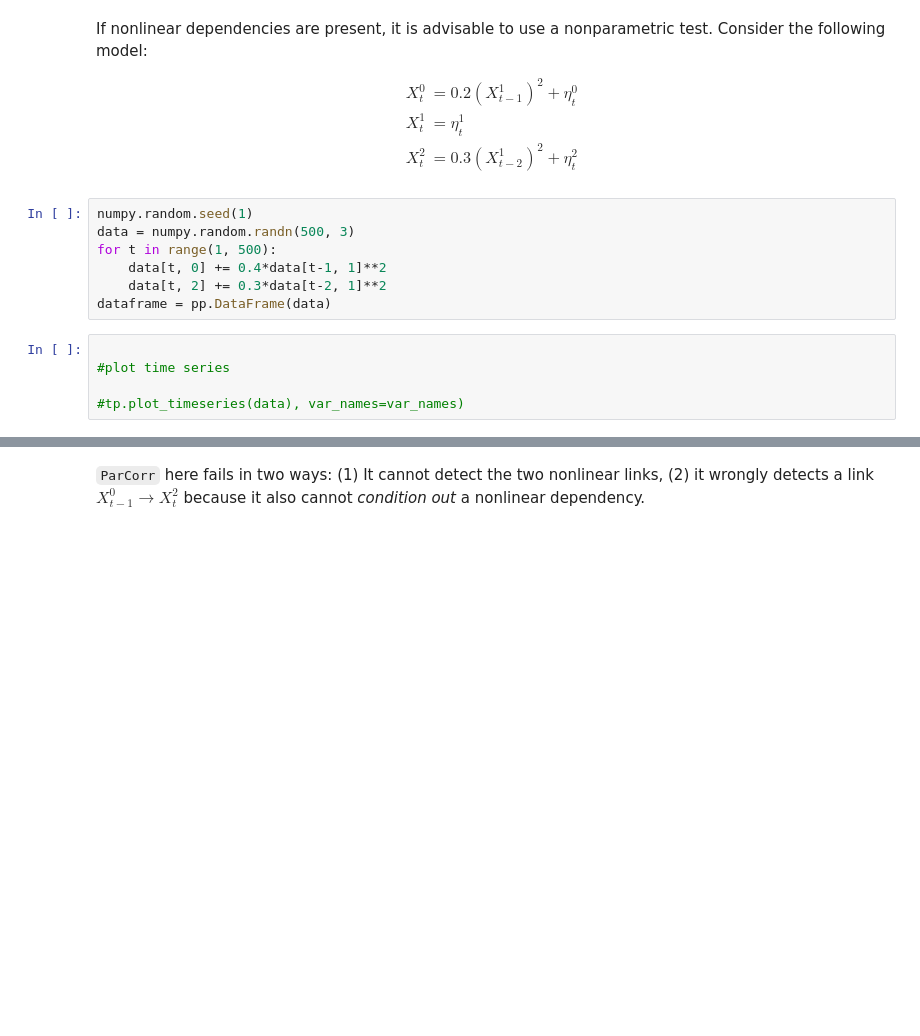
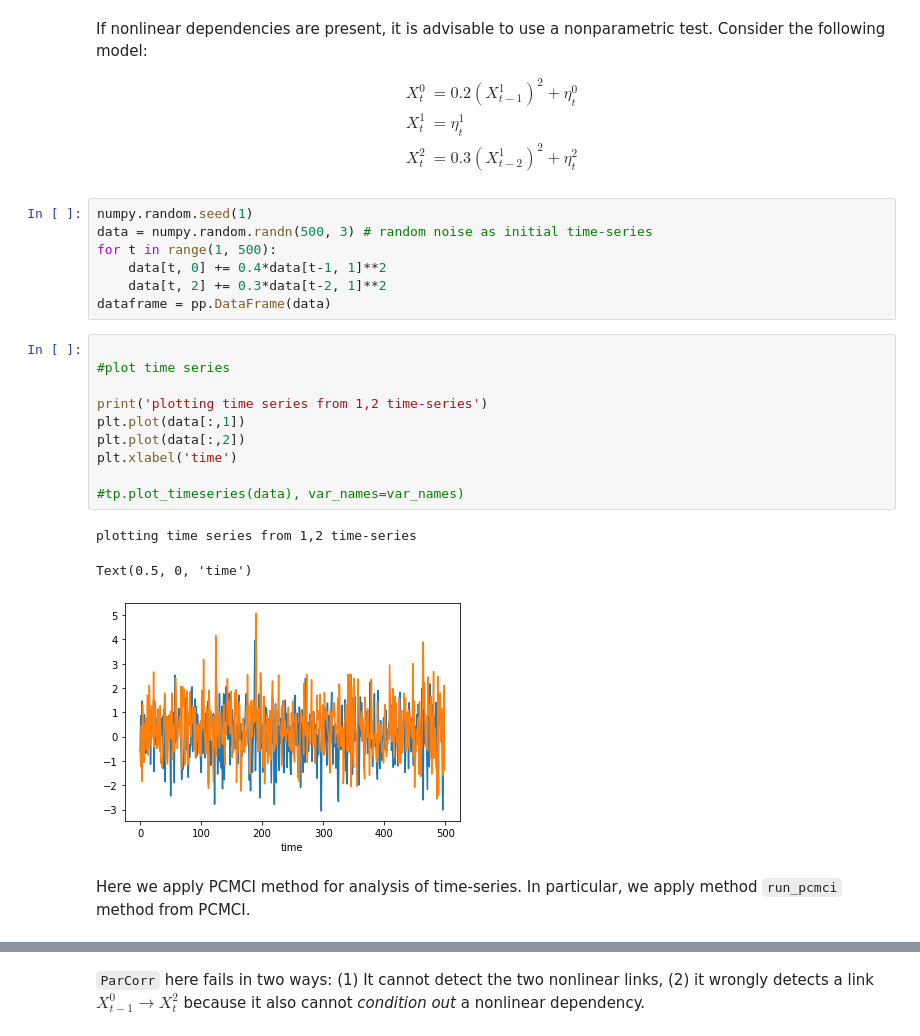
Before and after one commit to Liyubov/tigramite, a Jupyter notebook: causalityinference-standardmethods-windows.ipynb, the cells around one changed output, grey strips where cells are left out. Drawn from its saved outputs; the diff is of its cells as text; blank space fills up the shorter version.

```diff
--- a/causalityinference-standardmethods-windows.ipynb
+++ b/causalityinference-standardmethods-windows.ipynb
@@ -321,7 +362,7 @@ If nonlinear dependencies are present, it is advisable to use a nonparametric te
 \end{align*}
 # %%
 numpy.random.seed(1)
-data = numpy.random.randn(500, 3)
+data = numpy.random.randn(500, 3) # random noise as initial time-series
 for t in range(1, 500):
     data[t, 0] += 0.4*data[t-1, 1]**2
     data[t, 2] += 0.3*data[t-2, 1]**2
@@ -329,6 +370,18 @@ dataframe = pp.DataFrame(data)
 # %%
 
 #plot time series
 
+print('plotting time series from 1,2 time-series')
+plt.plot(data[:,1])
+plt.plot(data[:,2])
+plt.xlabel('time')
+
 #tp.plot_timeseries(data), var_names=var_names)
+# %% [output]
+plotting time series from 1,2 time-series
+Text(0.5, 0, 'time')
+[figure, added]
+# %% [markdown]
+Here we apply PCMCI method for analysis of time-series.
+In particular, we apply method `run_pcmci` method from PCMCI.
 # %%
```
Also changed, not shown: parts of 18 cells of this notebook.
